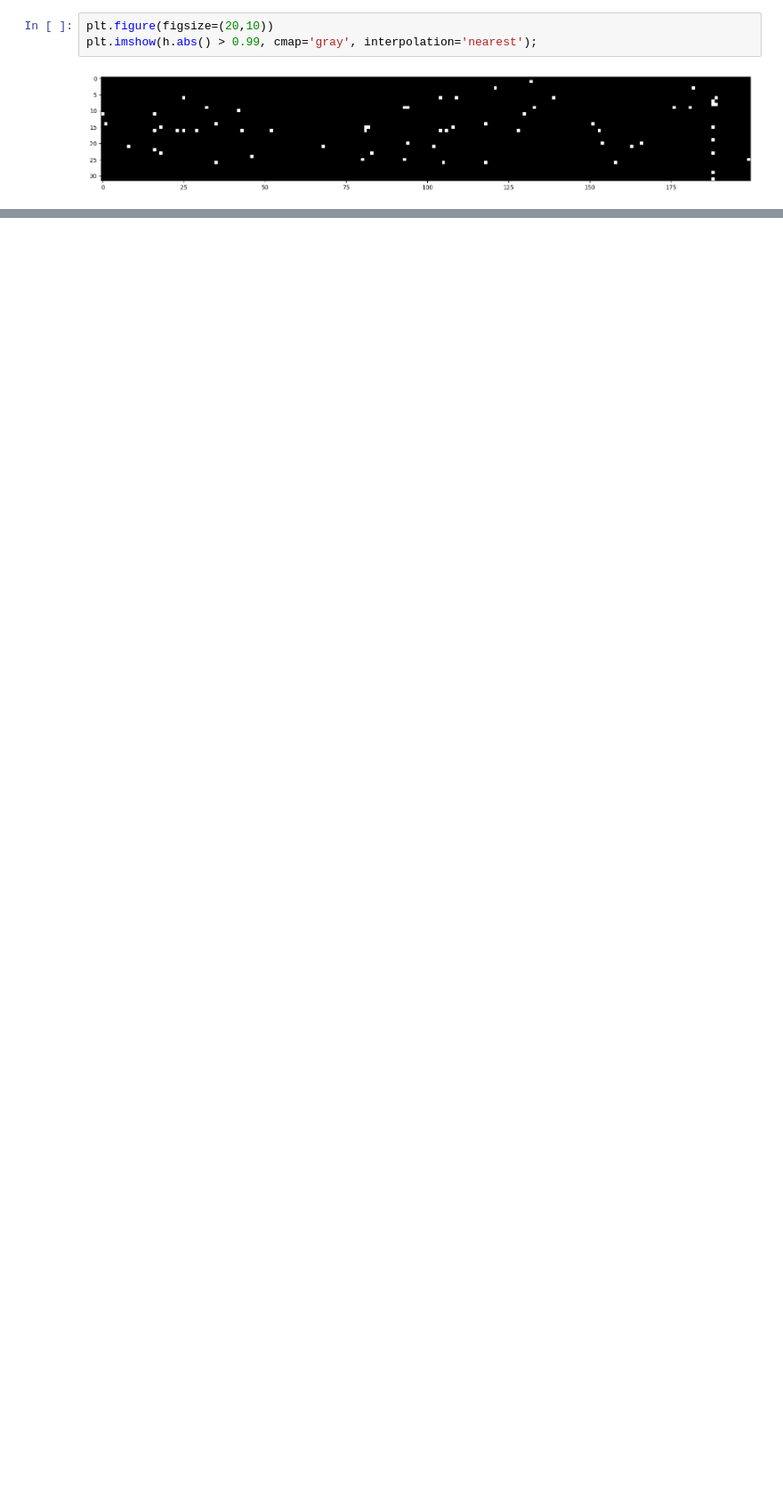
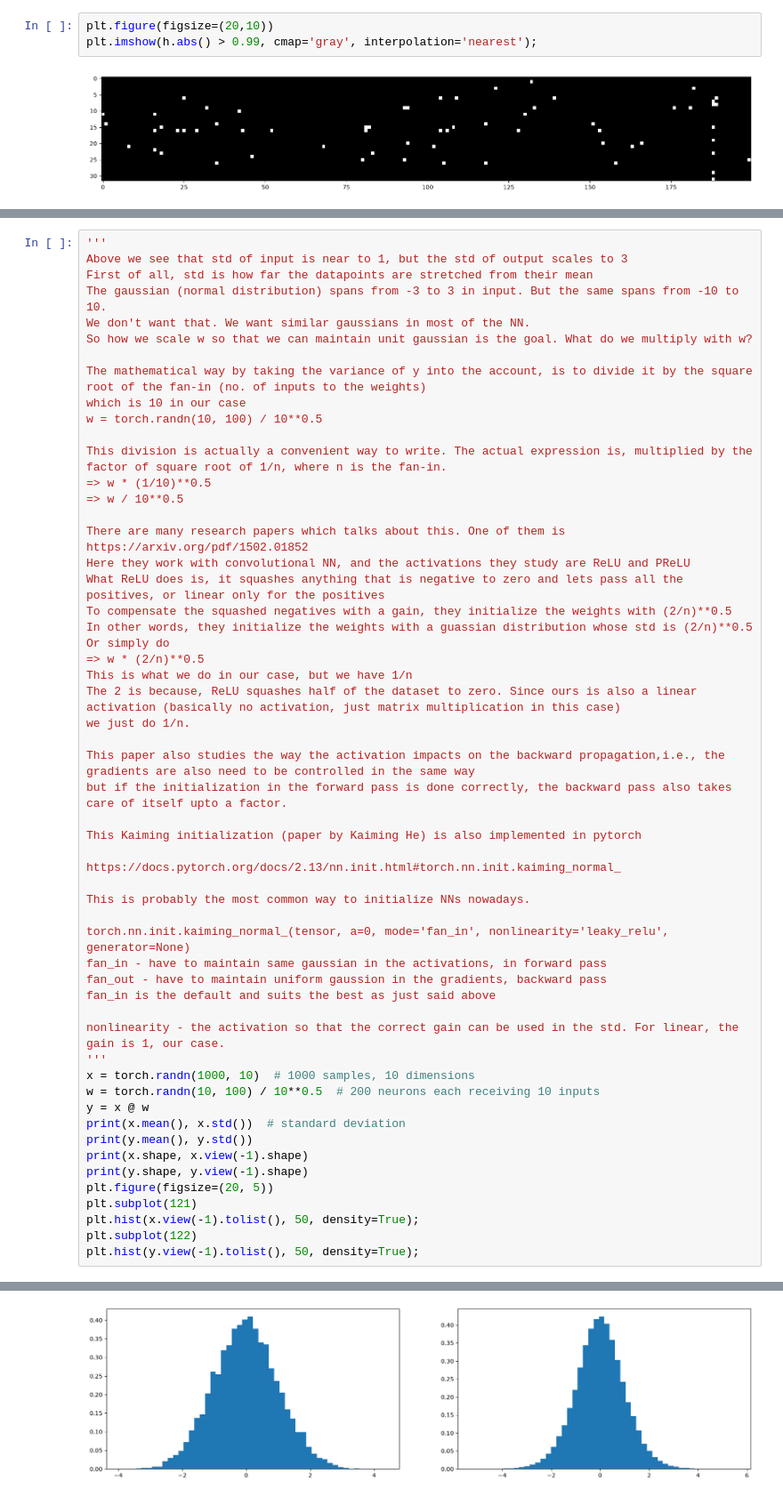
Before and after one commit to jeevanprakashr/ai-resources-guide, a Jupyter notebook: neural-networks-zero-hero/02_makemore/03_build_makemore_bn.ipynb, the cells around one changed output, grey strips where cells are left out. Shown at 89% size. Drawn from its saved outputs; the diff is of its cells as text; blank space fills up the shorter version.

```diff
--- a/neural-networks-zero-hero/02_makemore/03_build_makemore_bn.ipynb
+++ b/neural-networks-zero-hero/02_makemore/03_build_makemore_bn.ipynb
@@ -672,0 +698,56 @@ But when we work with larger NN, say 50 layers of neurons, these problems tend t
+# %%
+'''
+Above we see that std of input is near to 1, but the std of output scales to 3
+First of all, std is how far the datapoints are stretched from their mean
+The gaussian (normal distribution) spans from -3 to 3 in input. But the same spans from -10 to 10.
+We don't want that. We want similar gaussians in most of the NN.
+So how we scale w so that we can maintain unit gaussian is the goal. What do we multiply with w?
+
+The mathematical way by taking the variance of y into the account, is to divide it by the square root of the fan-in (no. of inputs to the weights)
+which is 10 in our case
+w = torch.randn(10, 100) / 10**0.5
+
+This division is actually a convenient way to write. The actual expression is, multiplied by the factor of square root of 1/n, where n is the fan-in.
+=> w * (1/10)**0.5
+=> w / 10**0.5
+
+There are many research papers which talks about this. One of them is https://arxiv.org/pdf/1502.01852
+Here they work with convolutional NN, and the activations they study are ReLU and PReLU
+What ReLU does is, it squashes anything that is negative to zero and lets pass all the positives, or linear only for the positives
+To compensate the squashed negatives with a gain, they initialize the weights with (2/n)**0.5
+In other words, they initialize the weights with a guassian distribution whose std is (2/n)**0.5
+Or simply do
+=> w * (2/n)**0.5
+This is what we do in our case, but we have 1/n
+The 2 is because, ReLU squashes half of the dataset to zero. Since ours is also a linear activation (basically no activation, just matrix multiplication in this case)
+we just do 1/n.
+
+This paper also studies the way the activation impacts on the backward propagation,i.e., the gradients are also need to be controlled in the same way
+but if the initialization in the forward pass is done correctly, the backward pass also takes care of itself upto a factor.
+
+This Kaiming initialization (paper by Kaiming He) is also implemented in pytorch
+
+https://docs.pytorch.org/docs/2.13/nn.init.html#torch.nn.init.kaiming_normal_
+
+This is probably the most common way to initialize NNs nowadays.
+
+torch.nn.init.kaiming_normal_(tensor, a=0, mode='fan_in', nonlinearity='leaky_relu', generator=None)
+fan_in - have to maintain same gaussian in the activations, in forward pass
+fan_out - have to maintain uniform gaussion in the gradients, backward pass
+fan_in is the default and suits the best as just said above
+
+nonlinearity - the activation so that the correct gain can be used in the std. For linear, the gain is 1, our case.
+'''
+x = torch.randn(1000, 10)  # 1000 samples, 10 dimensions
+w = torch.randn(10, 100) / 10**0.5  # 200 neurons each receiving 10 inputs
+y = x @ w
+print(x.mean(), x.std())  # standard deviation
+print(y.mean(), y.std())
+print(x.shape, x.view(-1).shape)
+print(y.shape, y.view(-1).shape)
+plt.figure(figsize=(20, 5))
+plt.subplot(121)
+plt.hist(x.view(-1).tolist(), 50, density=True);
+plt.subplot(122)
+plt.hist(y.view(-1).tolist(), 50, density=True);
+# %% [output]
@@ -672,0 +758 @@ But when we work with larger NN, say 50 layers of neurons, these problems tend t
+[figure, added]
```
Also changed, not shown: parts of 68 cells of this notebook, 3 other files.
